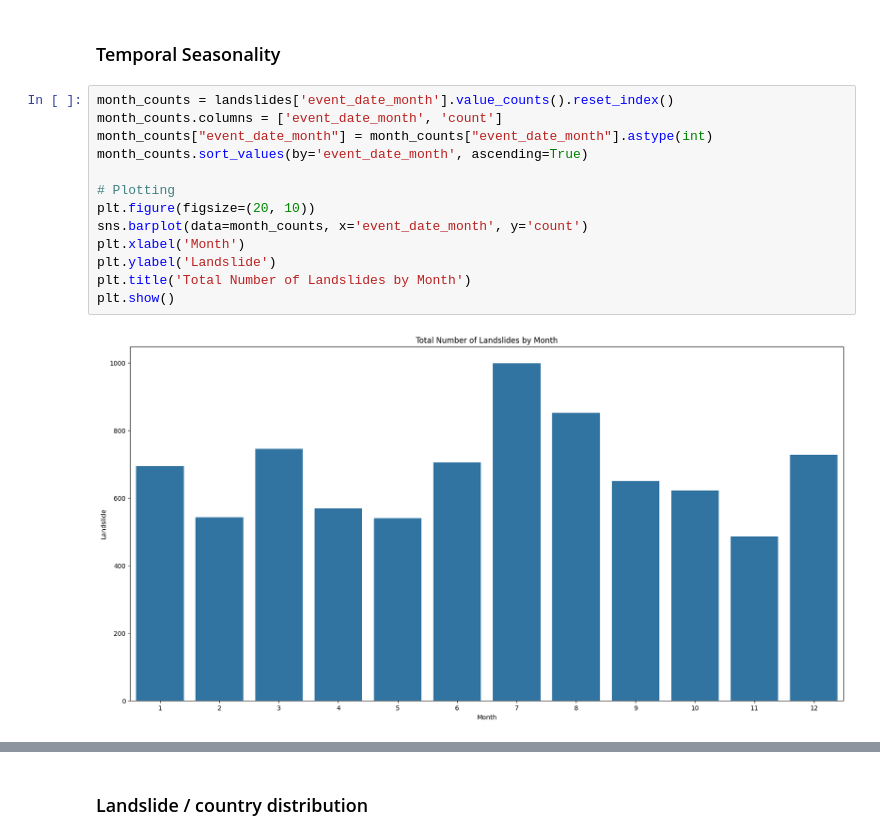
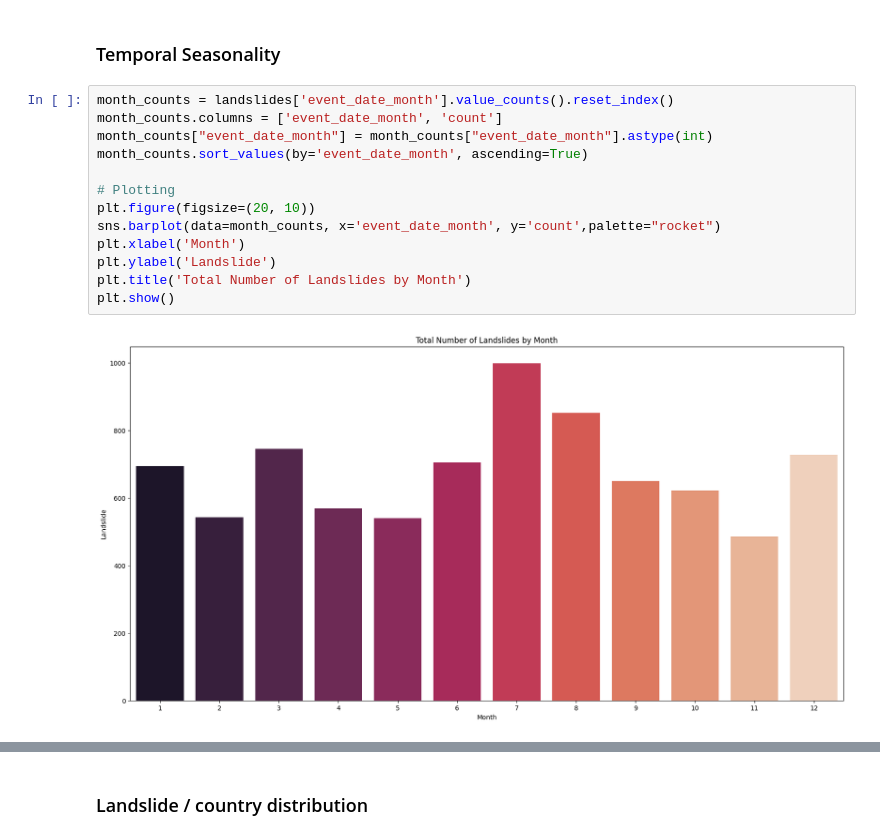
Before and after one commit to Mcrash01/Python-data-analysis, a Jupyter notebook: exploration.ipynb, the cells around one changed output, grey strips where cells are left out. Drawn from its saved outputs; the diff is of its cells as text.

```diff
--- a/exploration.ipynb
+++ b/exploration.ipynb
@@ -401,18 +401,18 @@ plt.show()
 # %%
 month_counts = landslides['event_date_month'].value_counts().reset_index()
 month_counts.columns = ['event_date_month', 'count']
 month_counts["event_date_month"] = month_counts["event_date_month"].astype(int)
 month_counts.sort_values(by='event_date_month', ascending=True)
 
 # Plotting
 plt.figure(figsize=(20, 10))
-sns.barplot(data=month_counts, x='event_date_month', y='count')
+sns.barplot(data=month_counts, x='event_date_month', y='count',palette="rocket")
 plt.xlabel('Month')
 plt.ylabel('Landslide')
 plt.title('Total Number of Landslides by Month')
 plt.show()
 # %% [output]
-[figure, old version]
+[figure, new version]
 # %%
 year_counts = landslides['event_date_year'].value_counts().reset_index()
 year_counts.columns = ['event_date_year', 'count']
```
Also changed, not shown: parts of 8 cells of this notebook.
